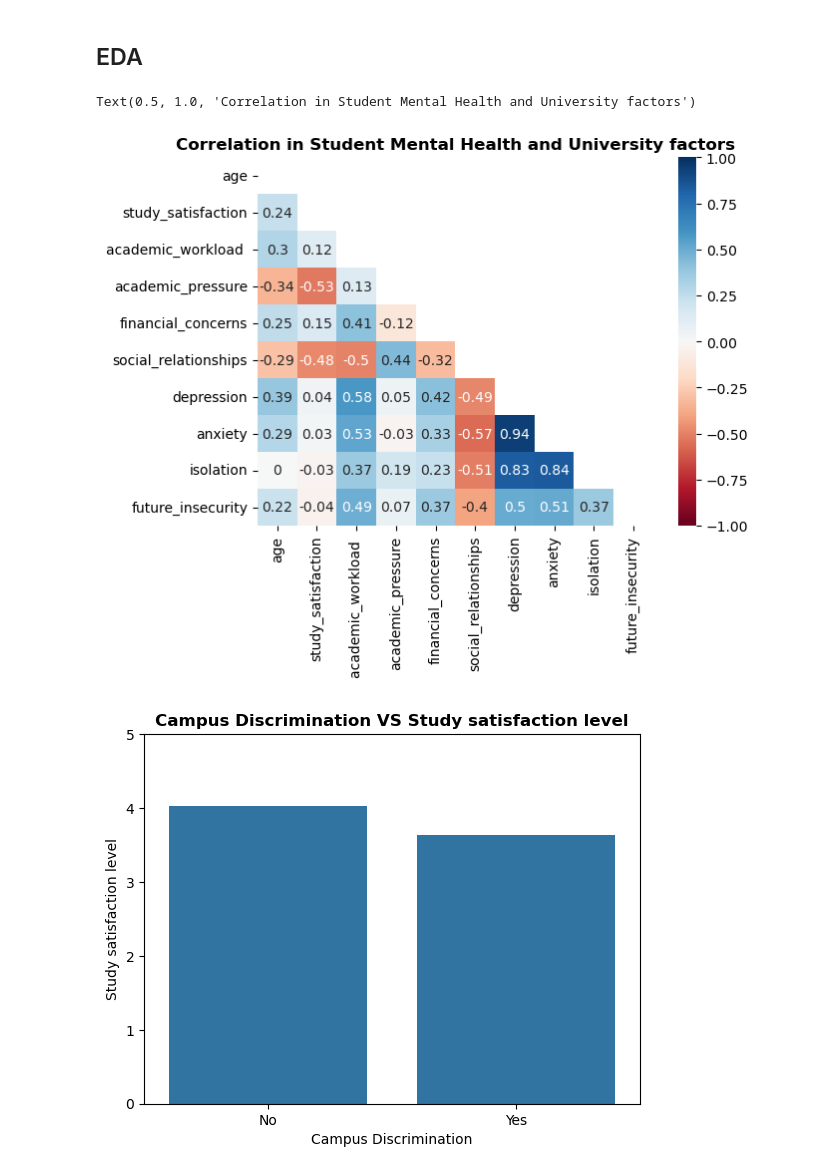
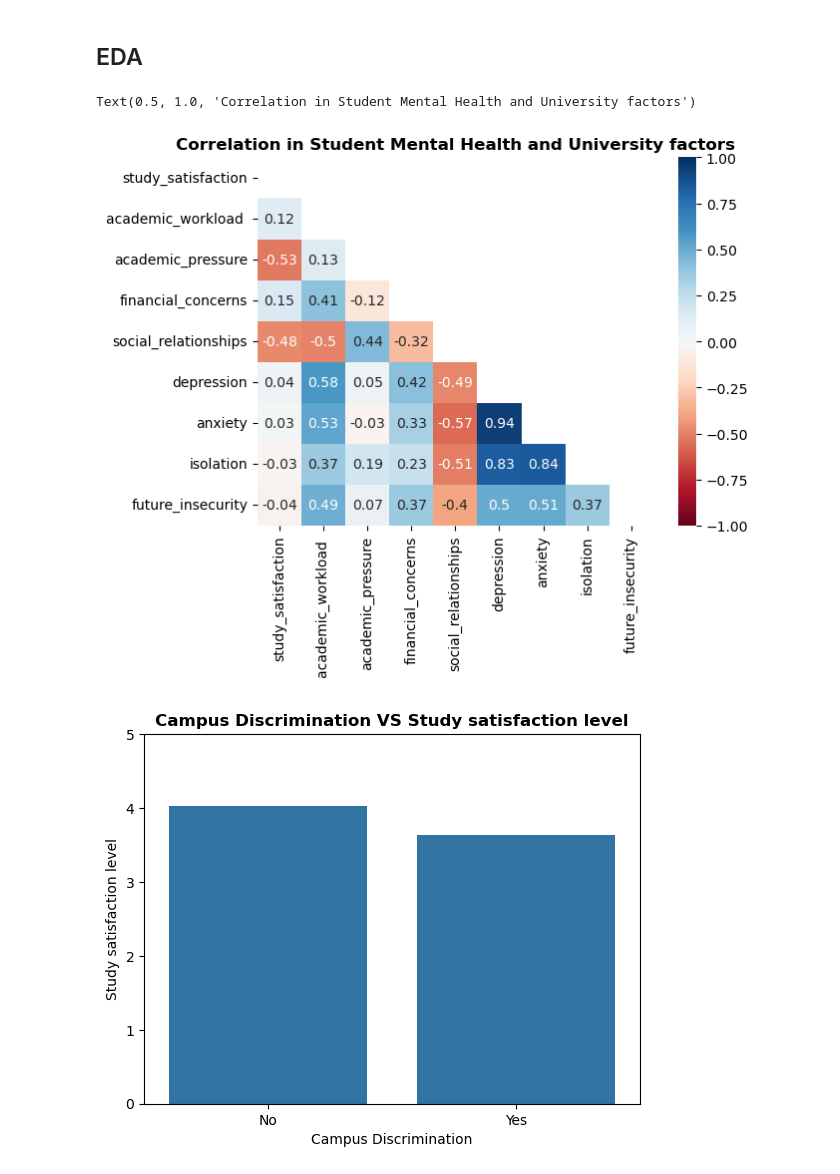
Before and after one commit to provence2911/Python_Data_Project, a Jupyter notebook: Project_2_Mental_Health_Survey/EDA.ipynb, the cells around one changed output. Drawn from its saved outputs; the diff is of its cells as text; code cells hidden in the pictures.

```diff
--- a/Project_2_Mental_Health_Survey/EDA.ipynb
+++ b/Project_2_Mental_Health_Survey/EDA.ipynb
@@ -46,16 +46,16 @@ df_exploded.head()
 # %%
 # Filter data with campus discrimination and Select only numeric columns for correlation
 df_discriminated = df_exploded[df_exploded['campus_discrimination']=='Yes']
-df_discriminated_numeric = df_discriminated.select_dtypes(include=['number'])
+df_discriminated_numeric = df_discriminated.loc[:,'study_satisfaction':'future_insecurity']
 
 # Calculate the correlation matrix
 matrix_yes = df_discriminated_numeric.corr().round(2)
 mask_yes = np.triu(np.ones_like(matrix_yes, dtype=bool))
 sns.heatmap(matrix_yes, annot=True,vmin=-1, vmax=1,center=0,cmap='RdBu', mask=mask_yes)
 plt.title('Correlation in Student Mental Health and University factors', fontweight='bold')
 # %% [output]
 Text(0.5, 1.0, 'Correlation in Student Mental Health and University factors')
-[figure, old version]
+[figure, new version]
 # %%
 # Campus Discrimination VS Study satisfaction level
 satisfaction = df.pivot_table(index='campus_discrimination', values='study_satisfaction', aggfunc='mean')
```
Also changed, not shown: 6 other files.
